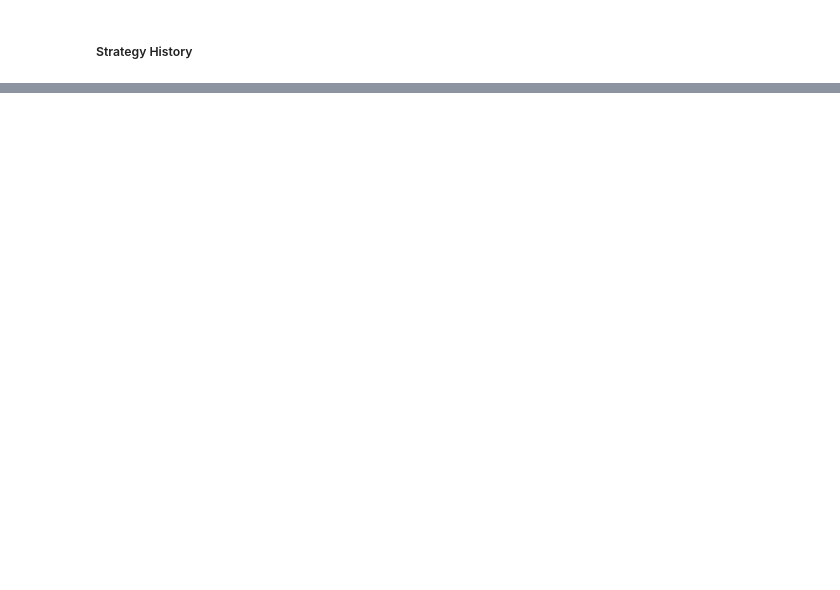
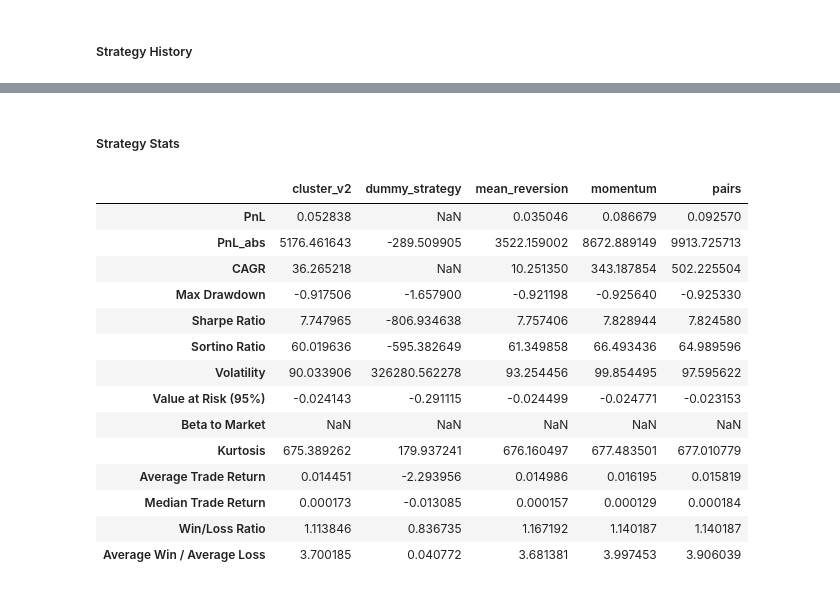
Before and after one commit to parkercarrus/infrastructure, a Jupyter notebook: src/read_db.ipynb, the cells around one changed output, grey strips where cells are left out. Drawn from its saved outputs; the diff is of its cells as text; code cells hidden in the pictures; blank space fills up the shorter version.

Commit message:
added stat viewing to read_db and fixed a cute lil typo

```diff
--- a/src/read_db.ipynb
+++ b/src/read_db.ipynb
@@ -65,0 +93,22 @@ display(strategy_history)
+# %% [markdown]
+##### Strategy Stats
+# %%
+strategy_stats = getStats.compute_strategy_metrics(strategy_history)
+df = pd.DataFrame(strategy_stats)
+display(df)
+# %% [output]
+|  | cluster_v2 | dummy_strategy | mean_reversion | momentum | pairs |
+| PnL | 0.052838 | NaN | 0.035046 | 0.086679 | 0.092570 |
+| PnL_abs | 5176.461643 | -289.509905 | 3522.159002 | 8672.889149 | 9913.725713 |
+| CAGR | 36.265218 | NaN | 10.251350 | 343.187854 | 502.225504 |
+| Max Drawdown | -0.917506 | -1.657900 | -0.921198 | -0.925640 | -0.925330 |
+| Sharpe Ratio | 7.747965 | -806.934638 | 7.757406 | 7.828944 | 7.824580 |
+| Sortino Ratio | 60.019636 | -595.382649 | 61.349858 | 66.493436 | 64.989596 |
+| Volatility | 90.033906 | 326280.562278 | 93.254456 | 99.854495 | 97.595622 |
+| Value at Risk (95%) | -0.024143 | -0.291115 | -0.024499 | -0.024771 | -0.023153 |
+| Beta to Market | NaN | NaN | NaN | NaN | NaN |
+| Kurtosis | 675.389262 | 179.937241 | 676.160497 | 677.483501 | 677.010779 |
+| Average Trade Return | 0.014451 | -2.293956 | 0.014986 | 0.016195 | 0.015819 |
+| Median Trade Return | 0.000173 | -0.013085 | 0.000157 | 0.000129 | 0.000184 |
+| Win/Loss Ratio | 1.113846 | 0.836735 | 1.167192 | 1.140187 | 1.140187 |
+| Average Win / Average Loss | 3.700185 | 0.040772 | 3.681381 | 3.997453 | 3.906039 |
```
Also changed, not shown: parts of 7 cells of this notebook, 1 other file.
